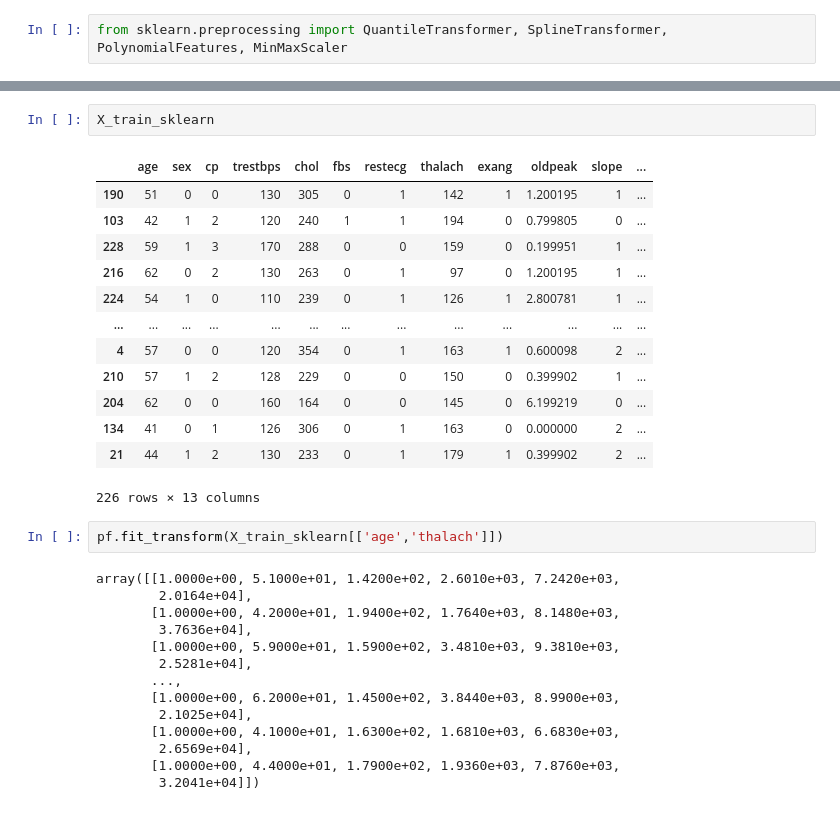
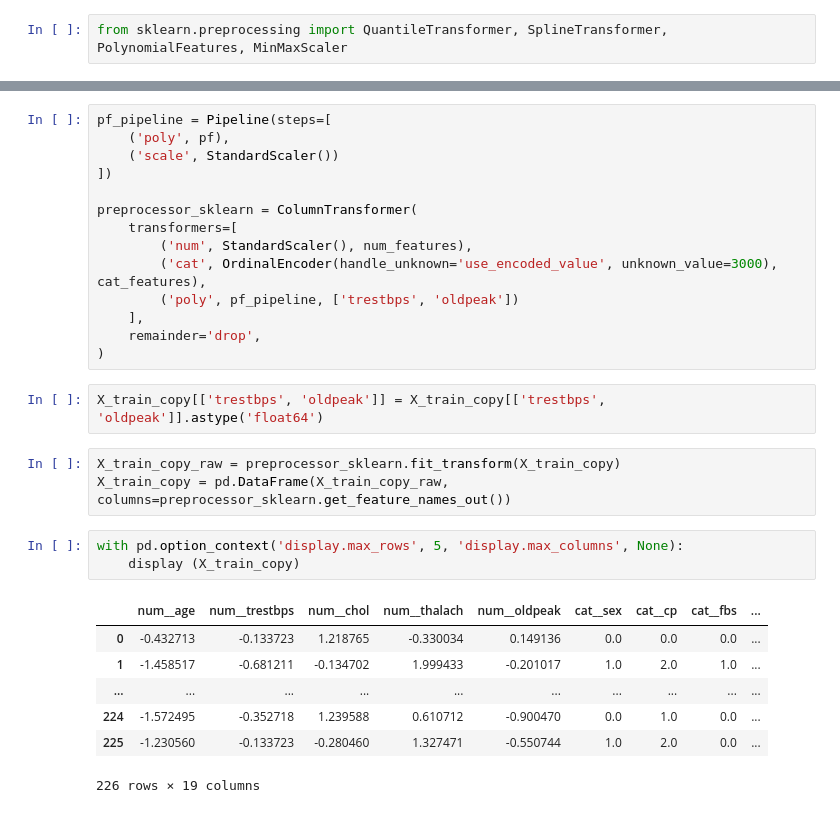
Before and after one commit to ShasherinaAV/lab_IIS, a Jupyter notebook: research/research.ipynb, the cells around one changed output, grey strips where cells are left out. Cells and saved outputs as stored; diff of their text form.

```diff
--- a/research/research.ipynb
+++ b/research/research.ipynb
@@ -232,32 +244,30 @@ pf = PolynomialFeatures(degree=2)
-# %%
-X_train_sklearn
-# %% [output]
-|  | age | sex | cp | trestbps | chol | fbs | restecg | thalach | exang | oldpeak | slope | ... |
-| 190 | 51 | 0 | 0 | 130 | 305 | 0 | 1 | 142 | 1 | 1.200195 | 1 | ... |
-| 103 | 42 | 1 | 2 | 120 | 240 | 1 | 1 | 194 | 0 | 0.799805 | 0 | ... |
-| 228 | 59 | 1 | 3 | 170 | 288 | 0 | 0 | 159 | 0 | 0.199951 | 1 | ... |
-| 216 | 62 | 0 | 2 | 130 | 263 | 0 | 1 | 97 | 0 | 1.200195 | 1 | ... |
-| 224 | 54 | 1 | 0 | 110 | 239 | 0 | 1 | 126 | 1 | 2.800781 | 1 | ... |
-| ... | ... | ... | ... | ... | ... | ... | ... | ... | ... | ... | ... | ... |
-| 4 | 57 | 0 | 0 | 120 | 354 | 0 | 1 | 163 | 1 | 0.600098 | 2 | ... |
-| 210 | 57 | 1 | 2 | 128 | 229 | 0 | 0 | 150 | 0 | 0.399902 | 1 | ... |
-| 204 | 62 | 0 | 0 | 160 | 164 | 0 | 0 | 145 | 0 | 6.199219 | 0 | ... |
-| 134 | 41 | 0 | 1 | 126 | 306 | 0 | 1 | 163 | 0 | 0.000000 | 2 | ... |
-| 21 | 44 | 1 | 2 | 130 | 233 | 0 | 1 | 179 | 1 | 0.399902 | 2 | ... |
-226 rows × 13 columns
-# %%
-pf.fit_transform(X_train_sklearn[['age','thalach']])
-# %% [output]
-array([[1.0000e+00, 5.1000e+01, 1.4200e+02, 2.6010e+03, 7.2420e+03,
-        2.0164e+04],
-       [1.0000e+00, 4.2000e+01, 1.9400e+02, 1.7640e+03, 8.1480e+03,
-        3.7636e+04],
-       [1.0000e+00, 5.9000e+01, 1.5900e+02, 3.4810e+03, 9.3810e+03,
-        2.5281e+04],
-       ...,
-       [1.0000e+00, 6.2000e+01, 1.4500e+02, 3.8440e+03, 8.9900e+03,
-        2.1025e+04],
-       [1.0000e+00, 4.1000e+01, 1.6300e+02, 1.6810e+03, 6.6830e+03,
-        2.6569e+04],
-       [1.0000e+00, 4.4000e+01, 1.7900e+02, 1.9360e+03, 7.8760e+03,
-        3.2041e+04]])
+# %%
+pf_pipeline = Pipeline(steps=[
+    ('poly', pf),
+    ('scale', StandardScaler())
+])
+
+preprocessor_sklearn = ColumnTransformer(
+    transformers=[
+        ('num', StandardScaler(), num_features),
+        ('cat', OrdinalEncoder(handle_unknown='use_encoded_value', unknown_value=3000), cat_features),
+        ('poly', pf_pipeline, ['trestbps', 'oldpeak'])
+    ],
+    remainder='drop',
+)
+# %%
+X_train_copy[['trestbps', 'oldpeak']] = X_train_copy[['trestbps', 'oldpeak']].astype('float64')
+# %%
+X_train_copy_raw = preprocessor_sklearn.fit_transform(X_train_copy)
+X_train_copy = pd.DataFrame(X_train_copy_raw, columns=preprocessor_sklearn.get_feature_names_out())
+# %%
+with pd.option_context('display.max_rows', 5, 'display.max_columns', None):
+    display (X_train_copy)
+# %% [output]
+|  | num__age | num__trestbps | num__chol | num__thalach | num__oldpeak | cat__sex | cat__cp | cat__fbs | ... |
+| 0 | -0.432713 | -0.133723 | 1.218765 | -0.330034 | 0.149136 | 0.0 | 0.0 | 0.0 | ... |
+| 1 | -1.458517 | -0.681211 | -0.134702 | 1.999433 | -0.201017 | 1.0 | 2.0 | 1.0 | ... |
+| ... | ... | ... | ... | ... | ... | ... | ... | ... | ... |
+| 224 | -1.572495 | -0.352718 | 1.239588 | 0.610712 | -0.900470 | 0.0 | 1.0 | 0.0 | ... |
+| 225 | -1.230560 | -0.133723 | -0.280460 | 1.327471 | -0.550744 | 1.0 | 2.0 | 0.0 | ... |
+226 rows × 19 columns
```
Also changed, not shown: parts of 42 cells of this notebook, 10 other files.
